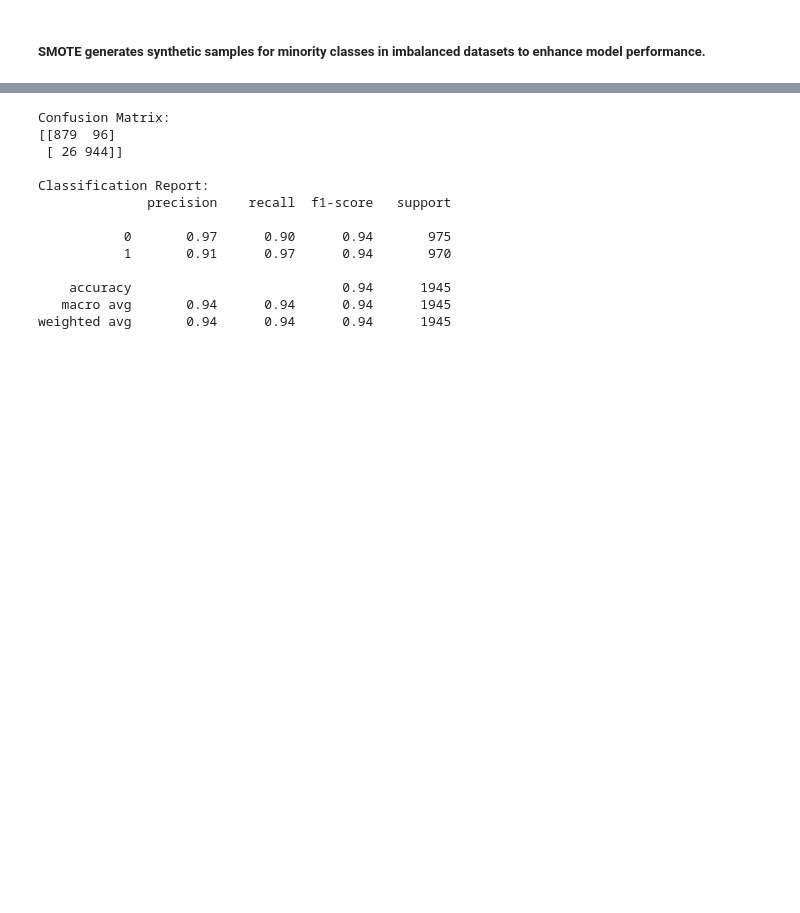
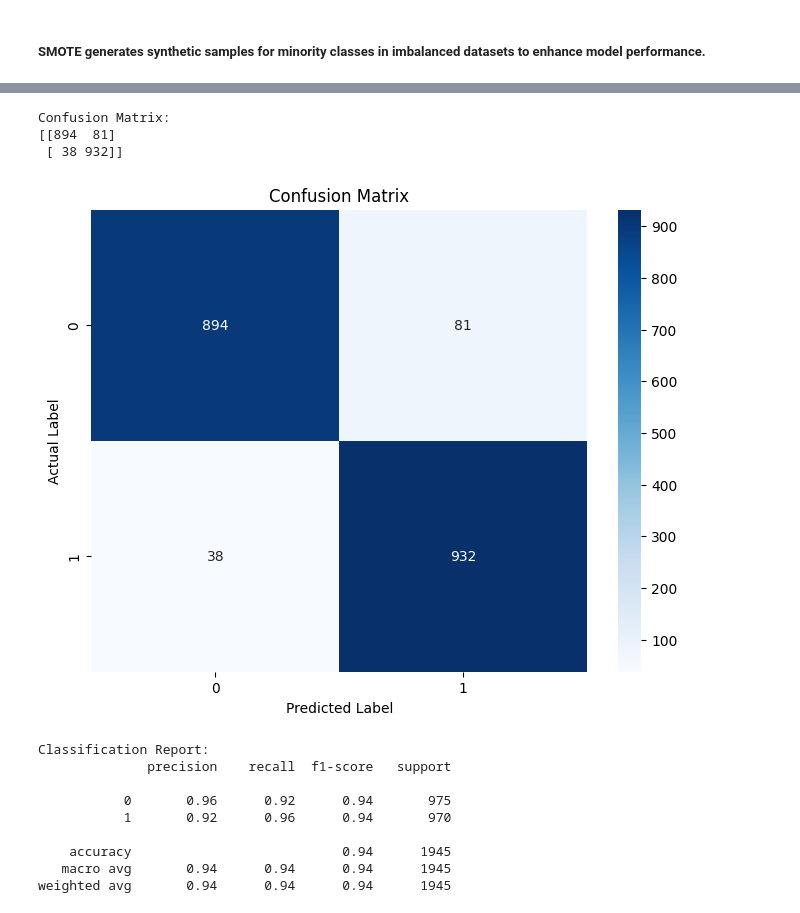
Before and after one commit to Saki06/Stroke-prediction-Machine-learning, a Jupyter notebook: stroke_prediction.ipynb, the cells around one changed output, grey strips where cells are left out. Cells and saved outputs as stored; diff of their text form; code cells hidden in the pictures; blank space fills up the shorter version.

```diff
--- a/stroke_prediction.ipynb
+++ b/stroke_prediction.ipynb
@@ -395,12 +423,14 @@ Training Data: (7777, 10), Test Data: (1945, 10)
 # %%
 # Train a Random Forest Model with Hyperparameter Tuning using GridSearchCV
-rf = RandomForestClassifier(random_state=42)
+rf = RandomForestClassifier(random_state=42, oob_score=True)
 param_grid = {
-    'n_estimators': [100, 200],
-    'max_depth': [None, 10, 20],
+    'n_estimators': [100, 200 ],
+    'max_depth': [None, 10, 20 ],
     'min_samples_split': [2, 5],
     'min_samples_leaf': [1, 2]
 }
 grid_search_rf = GridSearchCV(rf, param_grid, cv=5, scoring='accuracy', n_jobs=-1)
 grid_search_rf.fit(X_train_smote, y_train_smote)
+print("Best Hyperparameters:", grid_search_rf.best_params_)
+print("Best Accuracy:", grid_search_rf.best_score_)
 # %% [output]
@@ -425,19 +451,34 @@ Random Forest Accuracy after tuning: 93.73%
+# %%
+# Generate the confusion matrix
+cm = confusion_matrix(y_test_smote, y_pred_rf)
+
+# Print confusion matrix
+print("\nConfusion Matrix:")
+print(cm)
+
+# Plot the confusion matrix
+plt.figure(figsize=(8,6))
+sns.heatmap(cm, annot=True, fmt='d', cmap='Blues')
+plt.title("Confusion Matrix")
+plt.ylabel('Actual Label')
+plt.xlabel('Predicted Label')
+plt.show()
+# %% [output]
+Confusion Matrix:
+[[894  81]
+ [ 38 932]]
+[figure, added]
 # %%
-# Print Confusion Matrix and Classification Report
-print("\nConfusion Matrix:")
-print(confusion_matrix(y_test_smote, y_pred_rf))
+
+# Print classification report
 print("\nClassification Report:")
 print(classification_report(y_test_smote, y_pred_rf))
 # %% [output]
-Confusion Matrix:
-[[879  96]
- [ 26 944]]
-
 Classification Report:
               precision    recall  f1-score   support
 
-           0       0.97      0.90      0.94       975
-           1       0.91      0.97      0.94       970
+           0       0.96      0.92      0.94       975
+           1       0.92      0.96      0.94       970
 
     accuracy                           0.94      1945
    macro avg       0.94      0.94      0.94      1945
```
Also changed, not shown: parts of 11 cells of this notebook, 6 other files.
